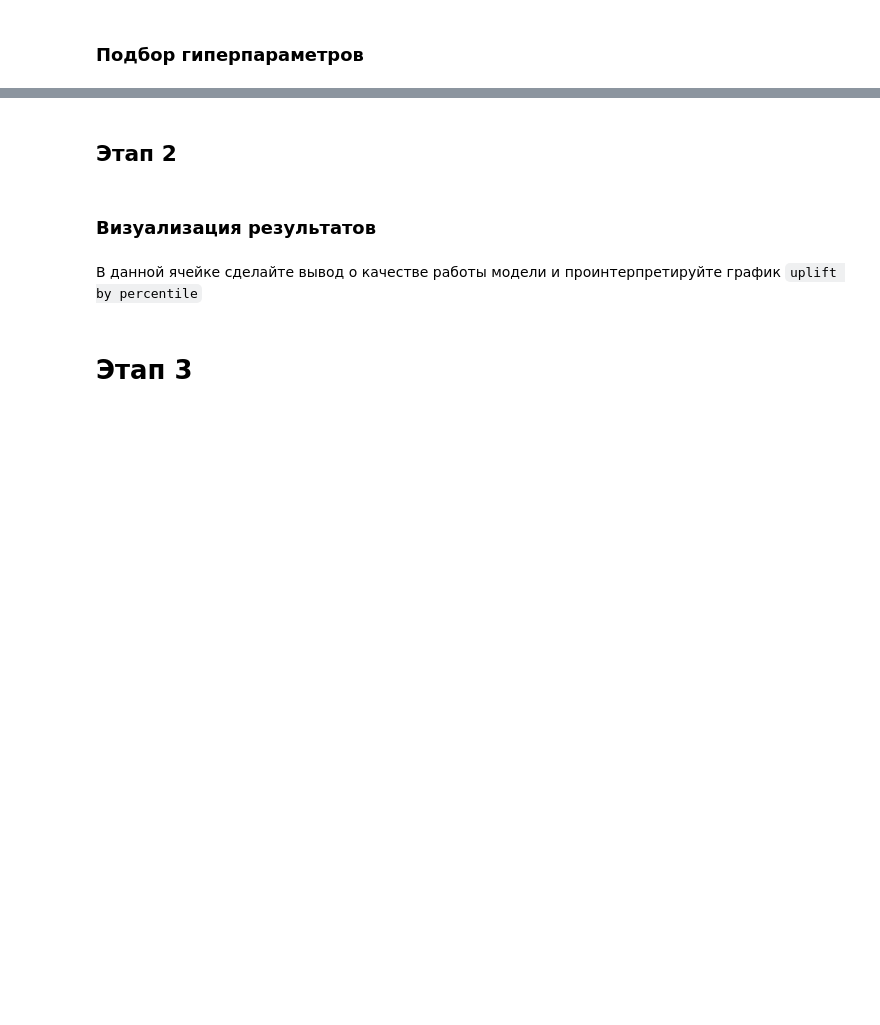
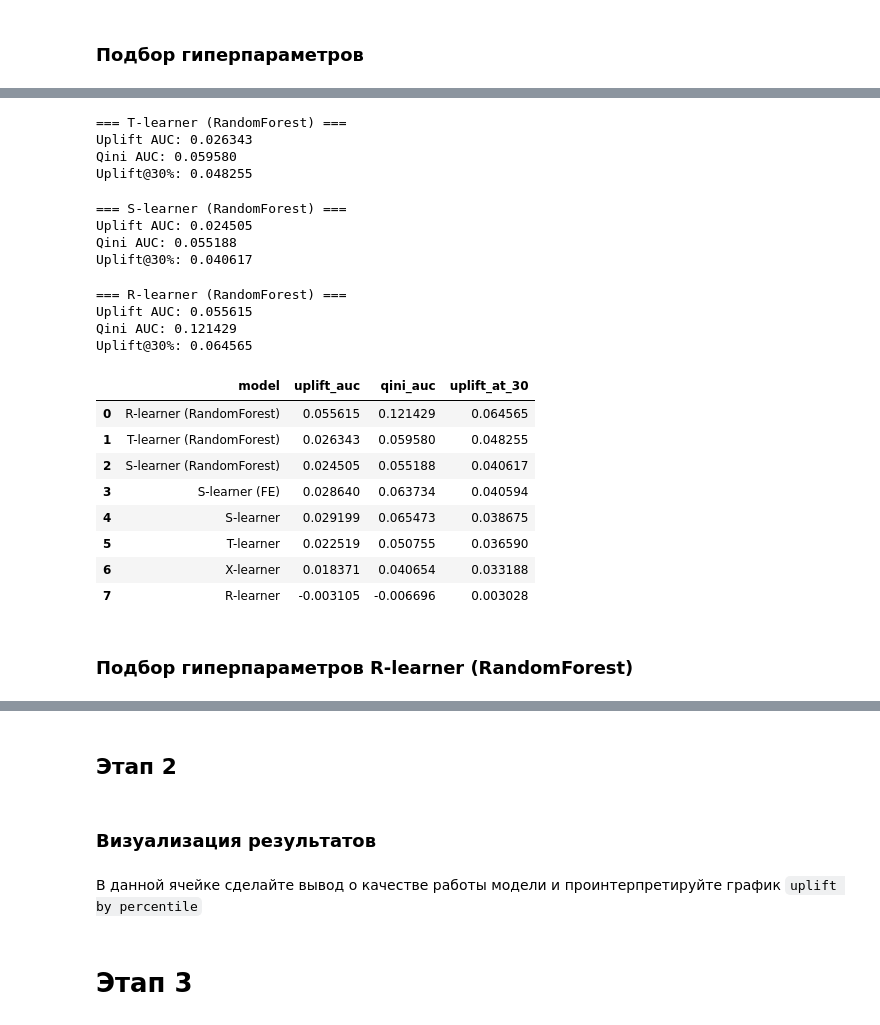
Before and after one commit to Manaam9/mle-uplift-final-project-2025, a Jupyter notebook: final_project_template.ipynb, the cells around one changed output, grey strips where cells are left out. Saved outputs shown, nothing was run; the diff lists cells and outputs as text; code cells hidden in the pictures; blank space fills up the shorter version.

```diff
--- a/final_project_template.ipynb
+++ b/final_project_template.ipynb
@@ -855,0 +1338,41 @@ print("Best score: ", study.best_value)
+# %%
+# Метрики
+res_t_rf = calculate_uplift_metrics(
+    "T-learner (RandomForest)",
+    y_test,
+    uplift_pred_t_rf,
+    treatment_test
+)
+# %% [output]
+=== T-learner (RandomForest) ===
+Uplift AUC: 0.026343
+Qini AUC: 0.059580
+Uplift@30%: 0.048255
+# %%
+# S-learner + RandomForest
+rf_s = RandomForestClassifier(**rf_params)
+rf_s.fit(X_train, y_train)
+
+X_test_treated_rf = X_test.copy()
+X_test_control_rf = X_test.copy()
+
+X_test_treated_rf['treatment'] = 1
+X_test_control_rf['treatment'] = 0
+
+rf_pred_s_treated = rf_s.predict_proba(X_test_treated_rf)[:, 1]
+rf_pred_s_control = rf_s.predict_proba(X_test_control_rf)[:, 1]
+
+uplift_pred_s_rf = rf_pred_s_treated - rf_pred_s_control
+# %%
+# Метрики
+res_s_rf = calculate_uplift_metrics(
+    "S-learner (RandomForest)",
+    y_test,
+    uplift_pred_s_rf,
+    treatment_test
+)
+# %% [output]
+=== S-learner (RandomForest) ===
+Uplift AUC: 0.024505
+Qini AUC: 0.055188
+Uplift@30%: 0.040617
@@ -855,0 +1432,37 @@ print("Best score: ", study.best_value)
+# %%
+res_r_rf = calculate_uplift_metrics(
+    "R-learner (RandomForest)",
+    y_test,
+    uplift_pred_r_rf,
+    treatment_test
+)
+# %% [output]
+=== R-learner (RandomForest) ===
+Uplift AUC: 0.055615
+Qini AUC: 0.121429
+Uplift@30%: 0.064565
+# %%
+results = pd.DataFrame([
+    res_t_rf,
+    res_s_rf,
+    res_s_fe,
+    res_s,
+    res_t,
+    res_x,
+    res_r,
+    res_r_rf
+]).sort_values('uplift_at_30', ascending=False).reset_index(drop=True)
+
+results
+# %% [output]
+|  | model | uplift_auc | qini_auc | uplift_at_30 |
+| 0 | R-learner (RandomForest) | 0.055615 | 0.121429 | 0.064565 |
+| 1 | T-learner (RandomForest) | 0.026343 | 0.059580 | 0.048255 |
+| 2 | S-learner (RandomForest) | 0.024505 | 0.055188 | 0.040617 |
+| 3 | S-learner (FE) | 0.028640 | 0.063734 | 0.040594 |
+| 4 | S-learner | 0.029199 | 0.065473 | 0.038675 |
+| 5 | T-learner | 0.022519 | 0.050755 | 0.036590 |
+| 6 | X-learner | 0.018371 | 0.040654 | 0.033188 |
+| 7 | R-learner | -0.003105 | -0.006696 | 0.003028 |
+# %% [markdown]
+### Подбор гиперпараметров R-learner (RandomForest)
```
Also changed, not shown: parts of 41 cells of this notebook, 4 other files.
